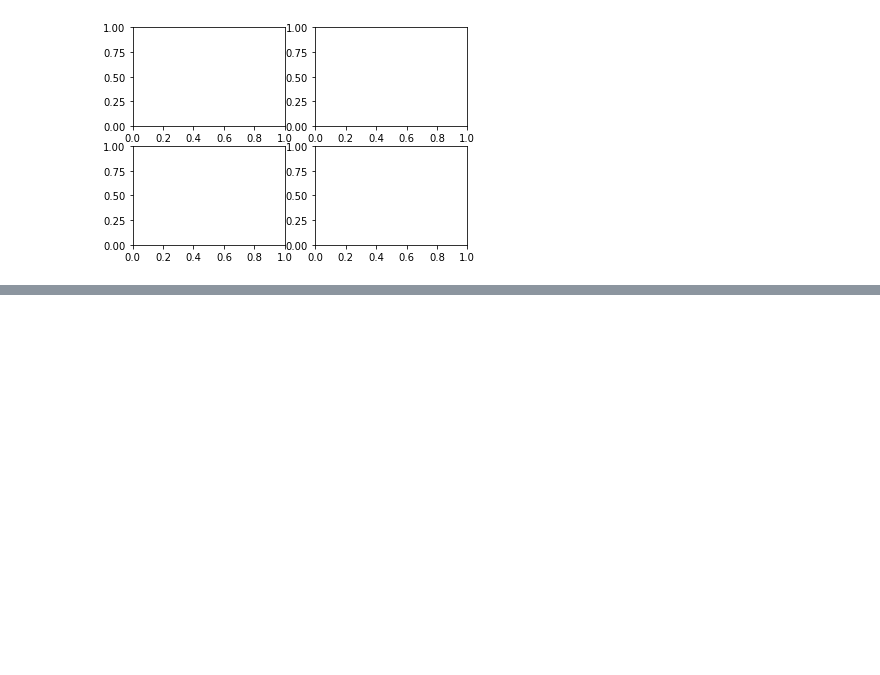
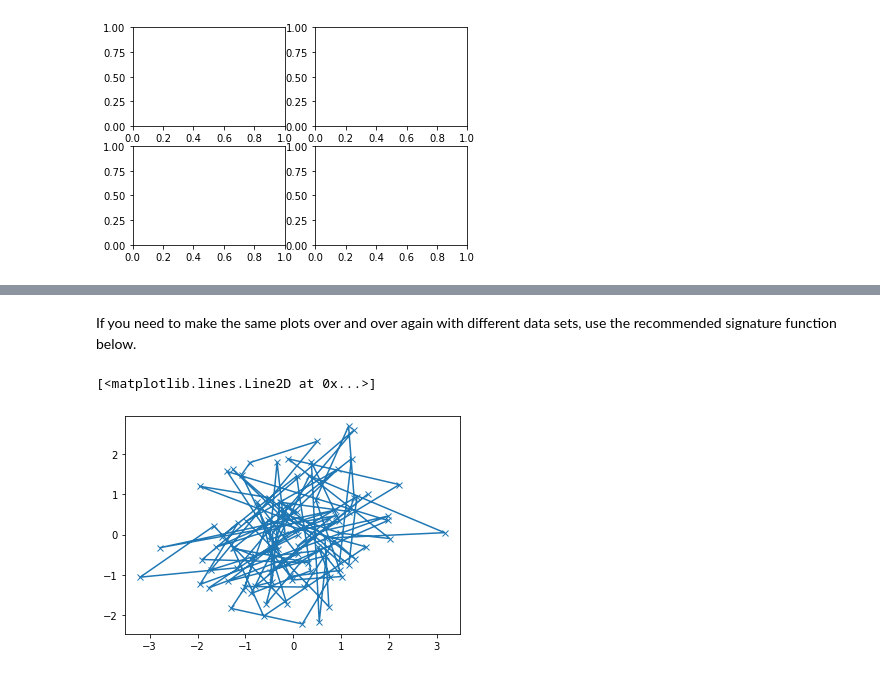
Before and after one commit to JaeDoo1034/Matplotlib_practice, a Jupyter notebook: Ussage Guide.ipynb, the cells around one changed output, grey strips where cells are left out. Drawn from its saved outputs; the diff is of its cells as text; code cells hidden in the pictures; blank space fills up the shorter version.

```diff
--- a/Ussage Guide.ipynb
+++ b/Ussage Guide.ipynb
@@ -35,0 +59,3 @@ fig, ax2 = plt.subplots(2,2) # a figure with a 2x2 grid of Axes
+# %%
+a = pd.DataFrame(np.random.rand(4,5),columns = list('abcde'))
+a
@@ -35,0 +131,36 @@ fig, ax2 = plt.subplots(2,2) # a figure with a 2x2 grid of Axes
+# %% [markdown]
+If you need to make the same plots over and over again with different data sets, use the recommended signature function below.
+# %%
+def my_plotter(ax, data1, data2, param_dict):
+    """
+    A helper function to make a graph
+
+    Parameters
+    --------------
+    ax : Axes
+        the axes to draw to
+
+    data1 : array
+        The x data
+
+    data2 : array
+        The y data
+
+    param_dict : dict
+        Dictionary of keyword arguments to pass to ax.plot
+
+    Returns
+    --------------
+    out : list
+        list of artists added
+    """
+
+    out = ax.plot(data1, data2, **param_dict)
+    return out
+# %%
+data1, data2, data3, data4 = np.random.randn(4,100)
+fig, ax = plt.subplots(1,1)
+my_plotter(ax, data1, data2,{'marker' : 'x'})
+# %% [output]
+[<matplotlib.lines.Line2D at 0x...>]
+[figure, added]
```
Also changed, not shown: parts of 26 cells of this notebook.
